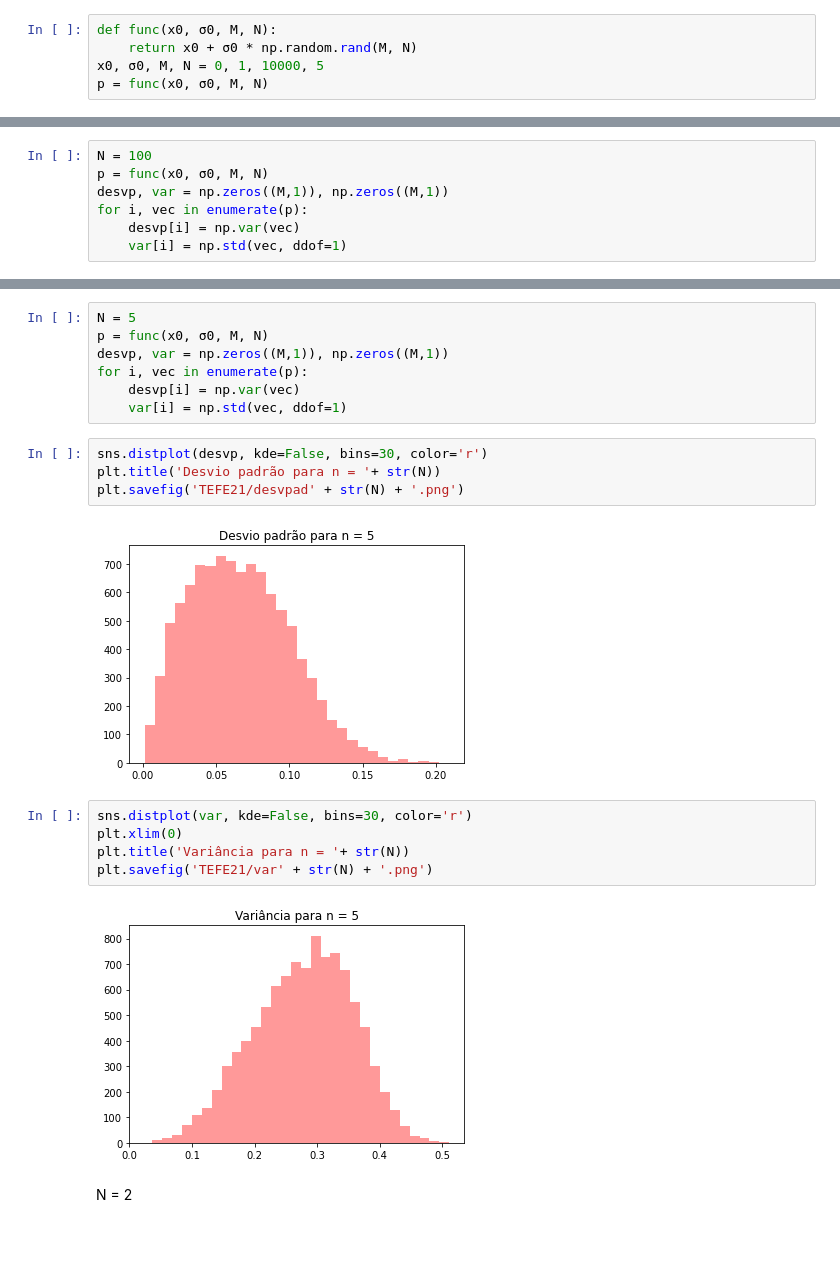
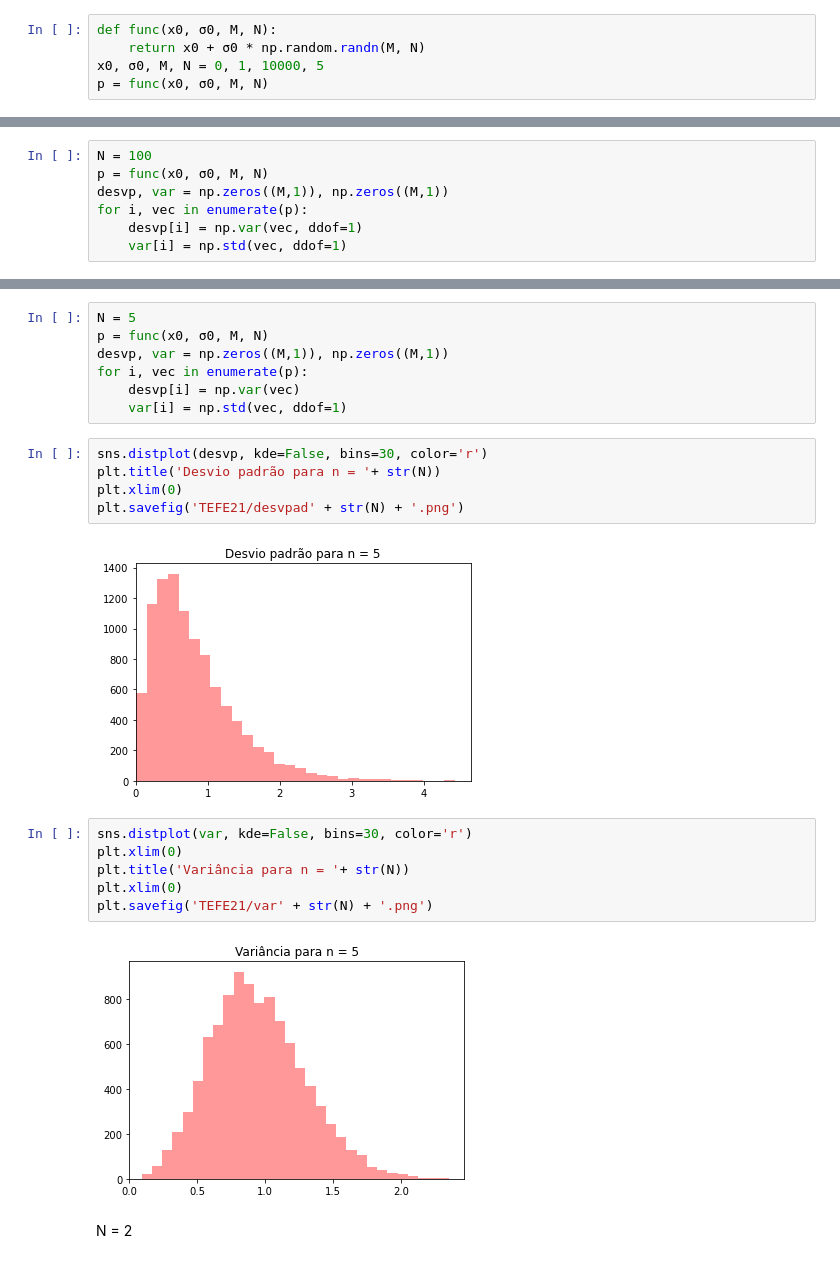
Before and after one commit to rafaelpleite/Atividades-de-TEFE-2020, a Jupyter notebook: 21 - Estimativas amostrais do desvio-padrão e da variância.ipynb, the cells around one changed output, grey strips where cells are left out. Saved outputs shown, nothing was run; the diff lists cells and outputs as text.

```diff
--- a/21 - Estimativas amostrais do desvio-padrão e da variância.ipynb
+++ b/21 - Estimativas amostrais do desvio-padrão e da variância.ipynb
@@ -7,7 +7,7 @@ import seaborn as sns
 Nesta atividade iremos considerar dados estatisticamente independentes com função densidade de probabilidade gaussiana, de valor verdadeiro 𝑥0 = 0 e desvio-padrão verdadeiro 𝜎0 = 1. Gere 𝑀 = 10.000 conjuntos de 𝑁 = 5 dados cada e, para cada conjunto, calcule o desvio-padrão amostral, 𝑠, e a variância amostral, 𝑉.
 # %%
 def func(x0, σ0, M, N):
-    return x0 + σ0 * np.random.rand(M, N)
+    return x0 + σ0 * np.random.randn(M, N)
 x0, σ0, M, N = 0, 1, 10000, 5
 p = func(x0, σ0, M, N)
 # %%
@@ -25,7 +25,7 @@ N = 100
 p = func(x0, σ0, M, N)
 desvp, var = np.zeros((M,1)), np.zeros((M,1))
 for i, vec in enumerate(p):
-    desvp[i] = np.var(vec)
+    desvp[i] = np.var(vec, ddof=1)
     var[i] = np.std(vec, ddof=1)
 # %%
 sns.distplot(desvp, kde=False, bins=30, color='r')
@@ -52,16 +54,18 @@ for i, vec in enumerate(p):
 # %%
 sns.distplot(desvp, kde=False, bins=30, color='r')
 plt.title('Desvio padrão para n = '+ str(N))
+plt.xlim(0)
 plt.savefig('TEFE21/desvpad' + str(N) + '.png')
 # %% [output]
-[figure, old version]
+[figure, new version]
 # %%
 sns.distplot(var, kde=False, bins=30, color='r')
 plt.xlim(0)
 plt.title('Variância para n = '+ str(N))
+plt.xlim(0)
 plt.savefig('TEFE21/var' + str(N) + '.png')
 # %% [output]
-[figure, old version]
+[figure, new version]
 # %% [markdown]
 N = 2
 # %%
```
Also changed, not shown: parts of 7 cells of this notebook, 6 other files.
